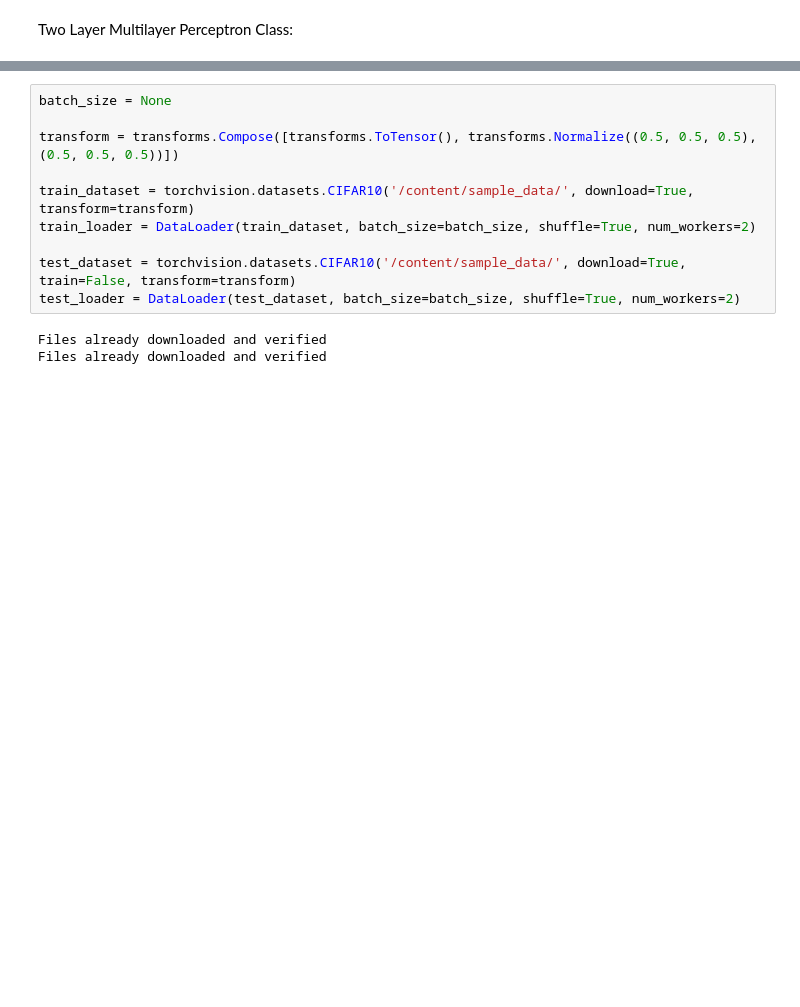
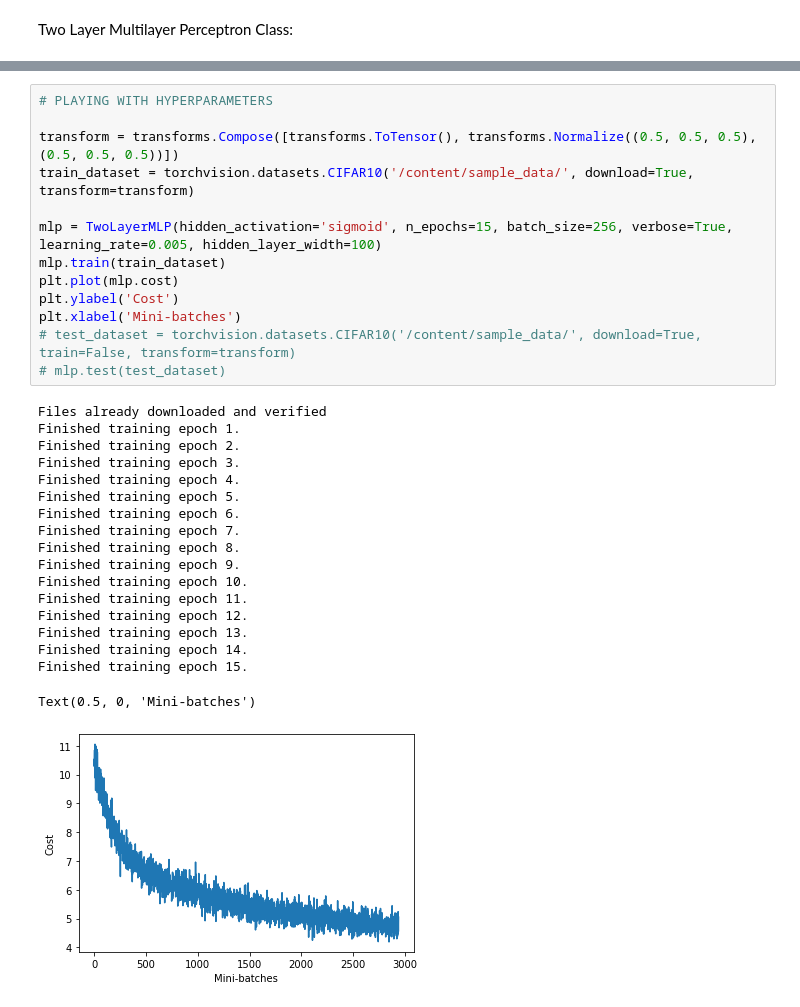
Before and after one commit to maxsolomonhenry/mlp, a Jupyter notebook: MLP.ipynb, the cells around one changed output, grey strips where cells are left out. Saved outputs shown, nothing was run; the diff lists cells and outputs as text; blank space fills up the shorter version.

```diff
--- a/MLP.ipynb
+++ b/MLP.ipynb
@@ -202,16 +273,35 @@ class TwoLayerMLP:
 # %%
-batch_size = None
+# PLAYING WITH HYPERPARAMETERS
 
 transform = transforms.Compose([transforms.ToTensor(), transforms.Normalize((0.5, 0.5, 0.5), (0.5, 0.5, 0.5))])
+train_dataset = torchvision.datasets.CIFAR10('/content/sample_data/', download=True, transform=transform)
 
-train_dataset = torchvision.datasets.CIFAR10('/content/sample_data/', download=True, transform=transform)
-train_loader = DataLoader(train_dataset, batch_size=batch_size, shuffle=True, num_workers=2)
-
-test_dataset = torchvision.datasets.CIFAR10('/content/sample_data/', download=True, train=False, transform=transform)
-test_loader = DataLoader(test_dataset, batch_size=batch_size, shuffle=True, num_workers=2)
+mlp = TwoLayerMLP(hidden_activation='sigmoid', n_epochs=15, batch_size=256, verbose=True, learning_rate=0.005, hidden_layer_width=100)
+mlp.train(train_dataset)
+plt.plot(mlp.cost)
+plt.ylabel('Cost')
+plt.xlabel('Mini-batches')
+# test_dataset = torchvision.datasets.CIFAR10('/content/sample_data/', download=True, train=False, transform=transform)
+# mlp.test(test_dataset)
 # %% [output]
 Files already downloaded and verified
-Files already downloaded and verified
+Finished training epoch 1.
+Finished training epoch 2.
+Finished training epoch 3.
+Finished training epoch 4.
+Finished training epoch 5.
+Finished training epoch 6.
+Finished training epoch 7.
+Finished training epoch 8.
+Finished training epoch 9.
+Finished training epoch 10.
+Finished training epoch 11.
+Finished training epoch 12.
+Finished training epoch 13.
+Finished training epoch 14.
+Finished training epoch 15.
+Text(0.5, 0, 'Mini-batches')
+[figure, added]
 # %%
 classes = ('plane', 'car', 'bird', 'cat',
            'deer', 'dog', 'frog', 'horse', 'ship', 'truck')
```
Also changed, not shown: parts of 8 cells of this notebook.
